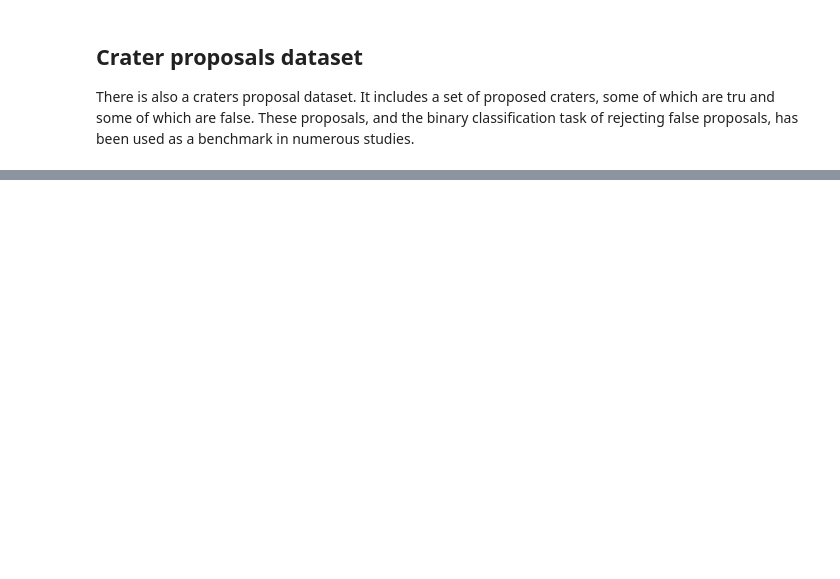
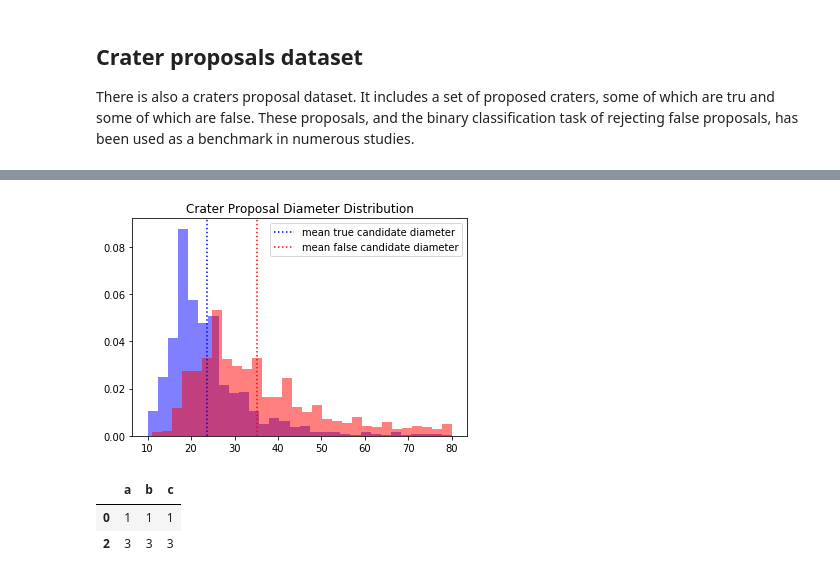
Before and after one commit to AlliedToasters/craters, a Jupyter notebook: project_proposal_ideas.ipynb, the cells around one changed output, grey strips where cells are left out. Cells and saved outputs as stored; diff of their text form; code cells hidden in the pictures; blank space fills up the shorter version.

```diff
--- a/project_proposal_ideas.ipynb
+++ b/project_proposal_ideas.ipynb
@@ -49,6 +52,12 @@ regions = [
     '"Central" Region',
     '"East" Region',
 ]
+
+tiles = {}
+for name in tile_names:
+    num = name[4:]
+    tiles[num] = PIL.Image.open(name + 's.pgm')
+
 fig, axes = plt.subplots(nrows=2, ncols=3, figsize=(12,8))
 axes = axes.reshape(6,)
 for i, ax in enumerate(axes):
@@ -62,9 +71,9 @@ for i, ax in enumerate(axes):
         left='off',
         labelleft='off'  # labels along the bottom edge are off
         )
-    image_name = tile_names[i]
+    tile = tile_names[i][4:]
     ax.set_title(image_name + ', ' + regions[i])
-    img = PIL.Image.open(image_name + 's.pgm')
+    img = tiles[tile]
     ax.imshow(np.array(img), cmap='Greys')
 # %% [output]
 [figure]
@@ -74,11 +83,13 @@ Each tile is 1700x1700 pixels, and each pixel is 12.5 square meters of the Marti
 ## "Ground Truth" Labels
 The dataset consists of 3658 craters hand-labeled (I think) by Urbach in his 2009 paper,
 # %%
-all_craters = pd.DataFrame(columns = ['x', 'y', 'd'])
+all_craters = pd.DataFrame(columns = ['x', 'y', 'd', 'tile'])
 for tile in tile_names:
     num = tile[4:]
     new_craters = pd.read_csv('./gt_labels/{}_gt.csv'.format(num), header=None)
-    new_craters.columns = all_craters.columns
+    new_craters.index = range(len(all_craters), len(all_craters)+len(new_craters))
+    new_craters.columns = ['x', 'y', 'd']
+    new_craters['tile'] = num
     all_craters = pd.concat([all_craters, new_craters], axis=0)
 print('{} total number of labeled craters'.format(len(all_craters)))
 # %% [output]
@@ -141,0 +164,11 @@ for idx in false_proposals.index:
+# %%
+plt.hist(true_proposals.d.astype(int), bins=30, alpha=.5, normed=True, color='blue');
+plt.axvline(x=true_proposals.d.mean(), color='blue', label='mean true candidate diameter', linestyle='dotted');
+plt.hist(false_proposals.d.astype(int), bins=30, alpha=.5, normed=True, color='red');
+plt.axvline(x=false_proposals.d.mean(), color='red', label='mean false candidate diameter', linestyle='dotted');
+plt.title('Crater Proposal Diameter Distribution');
+plt.xlabel('')
+plt.legend();
+plt.show();
+# %% [output]
+[figure, added]
@@ -141,0 +216,11 @@ for idx in false_proposals.index:
+# %%
+df = pd.DataFrame(columns=['a', 'b', 'c'])
+df['a'] = [1,2,3]
+df['b'] = [1,2,3]
+df['c'] = [1,2,3]
+idx = df.sample(1).index
+df.drop(idx, axis=0)
+# %% [output]
+|  | a | b | c |
+| 0 | 1 | 1 | 1 |
+| 2 | 3 | 3 | 3 |
```
Also changed, not shown: parts of 14 cells of this notebook, 15 other files.
